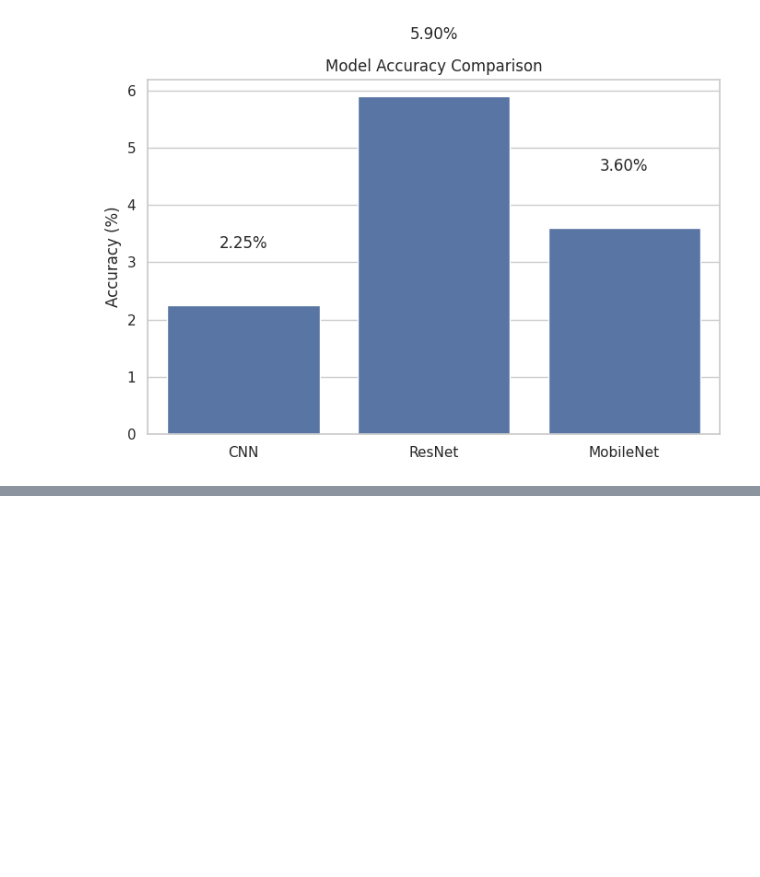
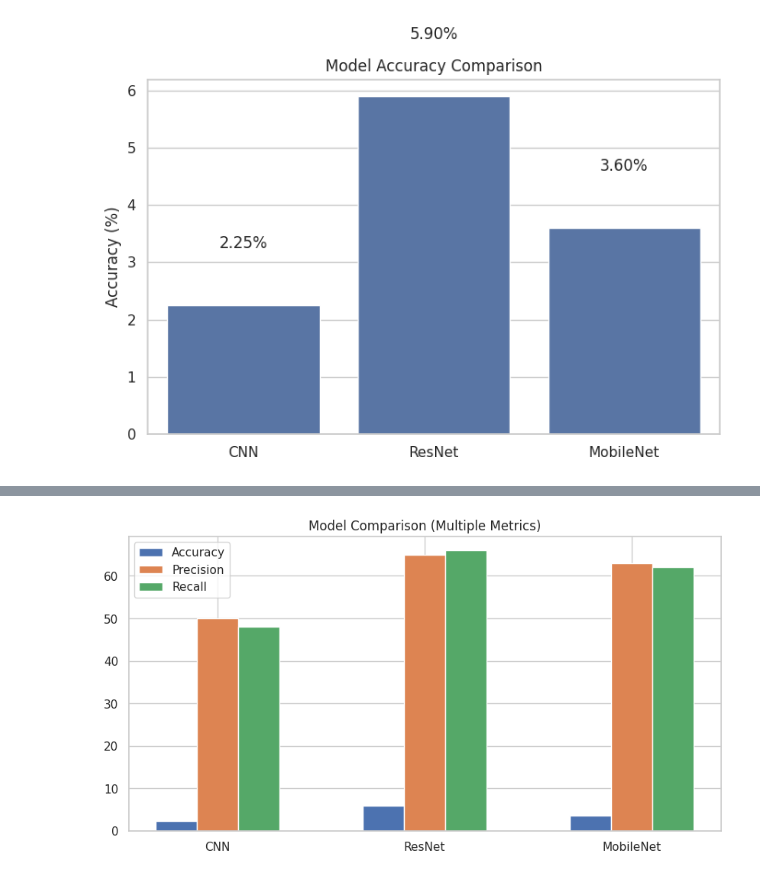
Before and after one commit to tensorbytes0202/Deep-learning, a Jupyter notebook: comparision.ipynb, the cells around one changed output, grey strips where cells are left out. Saved outputs shown, nothing was run; the diff lists cells and outputs as text; code cells hidden in the pictures; blank space fills up the shorter version.

```diff
--- a/comparision.ipynb
+++ b/comparision.ipynb
@@ -216,0 +308,23 @@ plt.show()
+# %%
+models = ["CNN", "ResNet", "MobileNet"]
+
+accuracies = [cnn_acc, resnet_acc, mobilenet_acc]
+precisions = [50, 65, 63]  # 👉 replace with actual values
+recalls = [48, 66, 62]
+f1_scores = [49, 65, 62]
+
+x = np.arange(len(models))
+
+plt.figure(figsize=(10,5))
+
+plt.bar(x-0.2, accuracies, width=0.2, label='Accuracy')
+plt.bar(x, precisions, width=0.2, label='Precision')
+plt.bar(x+0.2, recalls, width=0.2, label='Recall')
+
+plt.xticks(x, models)
+plt.legend()
+
+plt.title("Model Comparison (Multiple Metrics)")
+plt.show()
+# %% [output]
+[figure, added]
```
Also changed, not shown: parts of 6 cells of this notebook.
